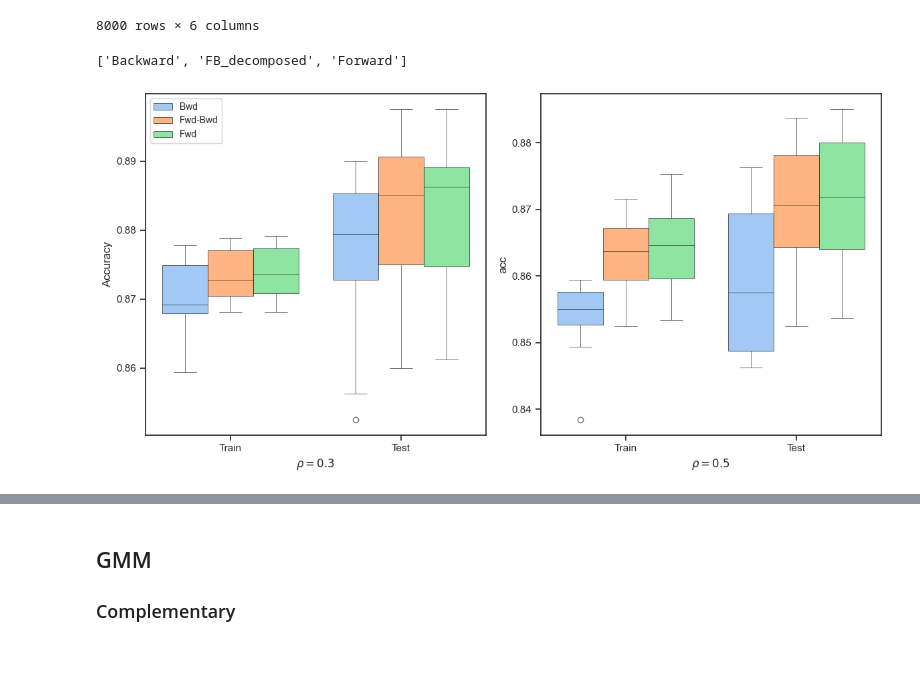
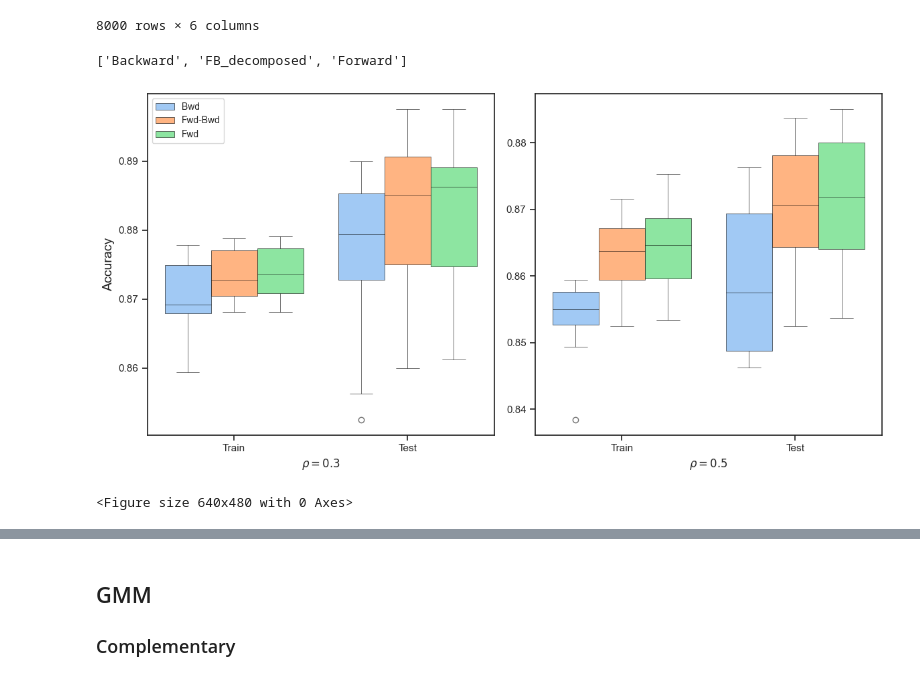
Before and after one commit to DaniBacaicoa/ForwardBackard_losses, a Jupyter notebook: New_Results_viasualization.ipynb, the cells around one changed output, grey strips where cells are left out. Cells and saved outputs as stored; diff of their text form; code cells hidden in the pictures.

```diff
--- a/New_Results_viasualization.ipynb
+++ b/New_Results_viasualization.ipynb
@@ -552,38 +558,40 @@ sns.boxplot(data=df_corr1, x='train', y='acc', hue='loss_fn', hue_order= hue_ord
             capprops=dict(color='black', linewidth=0.4),
             medianprops=dict(color='black', linewidth=0.4))
 axes[0].set_xlabel(r'$\rho=0.3$')
-axes[0].set_ylabel('Accuracy')
+axes[0].set_ylabel('Accuracy', fontsize=14)
 
 handles, labels = axes[0].get_legend_handles_labels()
 axes[0].legend(handles, new_labels,prop={'size': 10})
 print(labels)
 
 
 sns.boxplot(data=df_corr2, x='train', y='acc', hue='loss_fn', hue_order= hue_order, ax=axes[1], saturation=1,
             boxprops=dict(edgecolor='black', linewidth=0.4),
             whiskerprops=dict(color='black', linewidth=0.4),
             capprops=dict(color='black', linewidth=0.4),
             medianprops=dict(color='black', linewidth=0.4))
 axes[1].set_xlabel(r'$\rho=0.5$')
-#axes[1].set_ylabel('Accuracy')
+axes[1].set_ylabel('')
 axes[1].legend().remove()
 '''
 sns.boxplot(data=df_corr3, x='train', y='acc', hue='loss_fn', hue_order= hue_order, ax=axes[2], saturation=1,
             boxprops=dict(edgecolor='black', linewidth=0.4),
             whiskerprops=dict(color='black', linewidth=0.4),
             capprops=dict(color='black', linewidth=0.4),
             medianprops=dict(color='black', linewidth=0.4))
 axes[2].set_xlabel(r'$\rho=0.8$')
 #axes[2].set_ylabel('Accuracy')
 axes[2].legend().remove()
 '''
 # Adjust layout
 plt.tight_layout()
 plt.show()
 #plt.savefig('Fig6.eps', format='eps',dpi=1000)
+plt.savefig('Fig6.jpeg')
 # %% [output]
 ['Backward', 'FB_decomposed', 'Forward']
-[figure, old version]
+[figure, new version]
+<Figure size 640x480 with 0 Axes>
 # %%
 device = torch.device("cuda" if torch.cuda.is_available() else "cpu")
 
```
Also changed, not shown: parts of 23 cells of this notebook.
